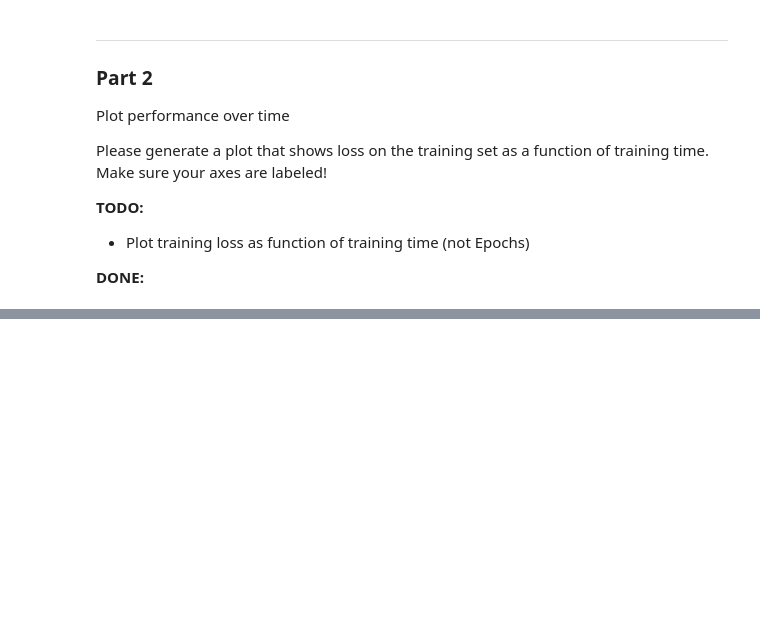
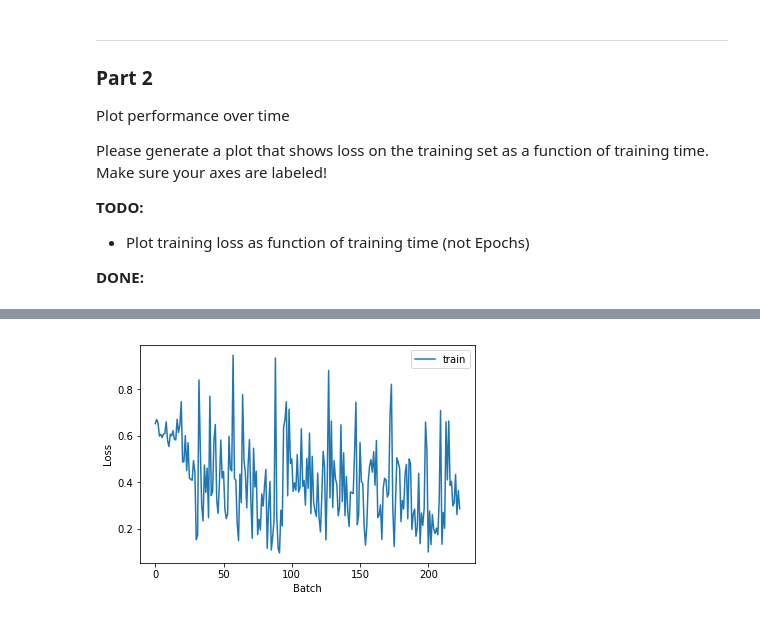
Before and after one commit to mhask94/cs474_labs_f2019, a Jupyter notebook: DL_Lab4.ipynb, the cells around one changed output, grey strips where cells are left out. Drawn from its saved outputs; the diff is of its cells as text; code cells hidden in the pictures; blank space fills up the shorter version.

```diff
--- a/DL_Lab4.ipynb
+++ b/DL_Lab4.ipynb
@@ -268,8 +266,8 @@ try:
   train_dataset = CancerDataset('/tmp/cancerdata', train=True)
   val_dataset = CancerDataset('/tmp/cancerdata', train=False)
 
-  train_loader = DataLoader(train_dataset, batch_size=8, pin_memory=True, shuffle=True)
-  val_loader = DataLoader(val_dataset, batch_size=8, pin_memory=True)
+  train_loader = DataLoader(train_dataset, batch_size=6, pin_memory=True, shuffle=True)
+  val_loader = DataLoader(val_dataset, batch_size=6, pin_memory=True)
 
   model = UnetCancerDetection()
   model.cuda()
@@ -354,3 +412,22 @@ Please generate a plot that shows loss on the training set as a function of trai
+# %%
+# Your plotting code here
+plt.figure(1)
+plt.plot(losses, label='train')
+# plt.plot(batch_nums, vals, label='val')
+plt.ylabel('Loss')
+plt.xlabel('Batch')
+plt.legend()
+
+# plt.figure(2)
+# plt.plot(accuracies, label='train')
+# plt.plot(vbatch_nums, vaccs, label='val')
+# plt.ylabel('Accuracy')
+# plt.xlabel('Batch')
+# plt.legend()
+
+plt.show()
+# %% [output]
+[figure, added]
 # %% [markdown]
 ___
 
```
Also changed, not shown: parts of 4 cells of this notebook.
